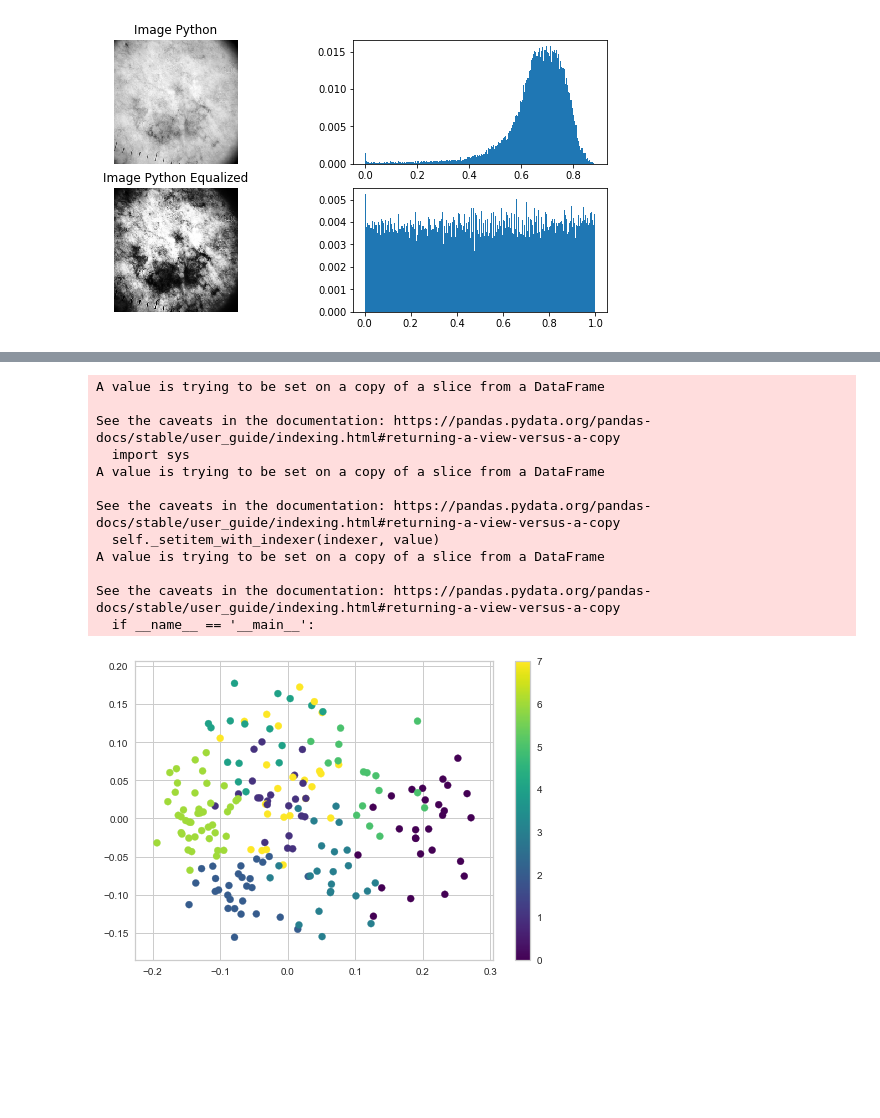
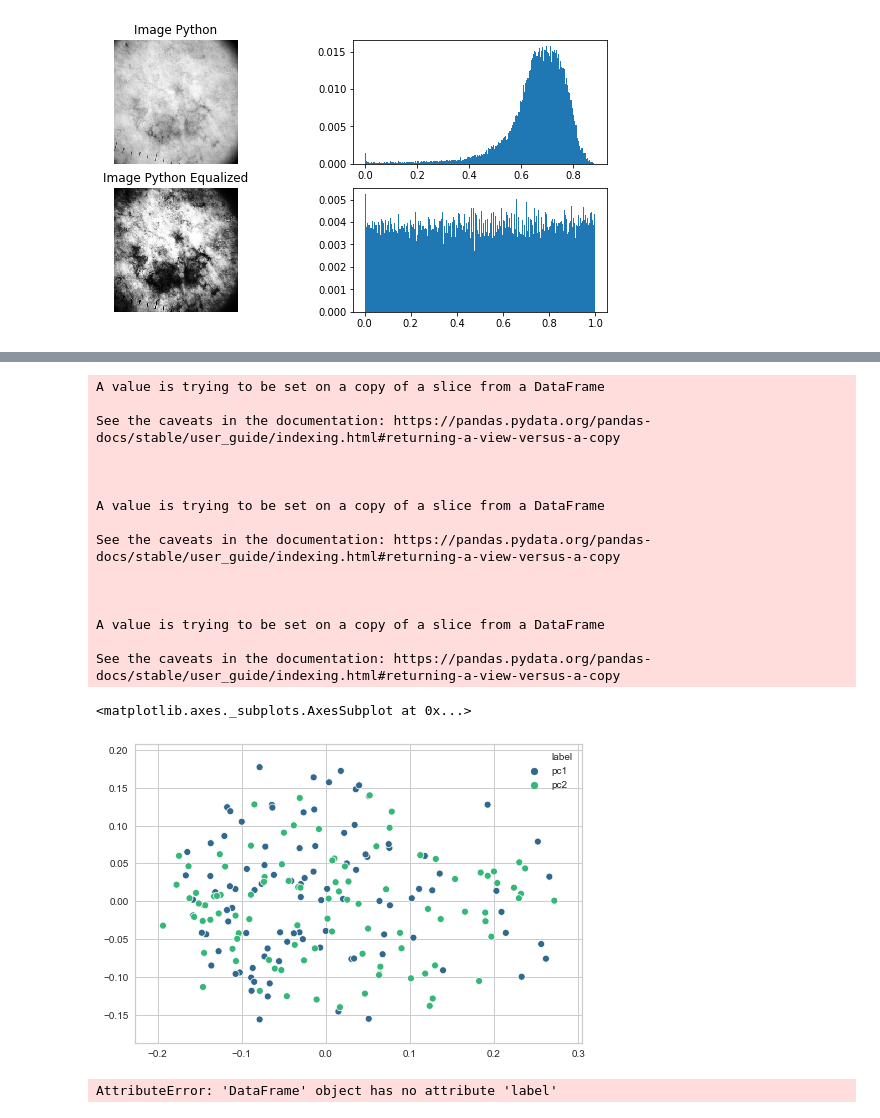
Before and after one commit to yguenka/IronHack-Projects, a Jupyter notebook: Project 6 - Segmentation/[Segmentation].ipynb, the cells around one changed output, grey strips where cells are left out. Drawn from its saved outputs; the diff is of its cells as text; code cells hidden in the pictures; blank space fills up the shorter version.

```diff
--- a/Project 6 - Segmentation/[Segmentation].ipynb
+++ b/Project 6 - Segmentation/[Segmentation].ipynb
@@ -249,0 +268,2 @@ df = train_b.append(train_m, ignore_index=True)
+# %%
+df.drop('Unnamed: 0', inplace=True, axis=1)
@@ -250,6 +272,6 @@ df = train_b.append(train_m, ignore_index=True)
 # %%
 pca = PCA(n_components=2)
-pca.fit_transform(df)
+X = pca.fit_transform(df)
 dfp = pd.DataFrame(pca.fit_transform(df), columns= ['pc1', 'pc2']).reset_index()
 dfp['label'] = 0
 for item in range(0, 200):
@@ -257,12 +279,8 @@ for item in range(0, 200):
         dfp['label'][item] = 'pc1'
     else:
         dfp['label'][item] = 'pc2'
-labels = ['pc1', 'pc2']
-colors = ['blue', 'k']
-for label, color in zip(labels,colors):
-    indices = dfp['label'] == label
-    plt.scatter(dfp.loc[indices, 'pc1'],
-                dfp.loc[indices, 'pc2'], c = color, alpha=0.5)
+
+sns.scatterplot(X[:, 0], X[:, 1],  hue=dfp['label'], palette='viridis')
 # %% [output]
 A value is trying to be set on a copy of a slice from a DataFrame
 
@@ -280,16 +301,0 @@ See the caveats in the documentation: https://pandas.pydata.org/pandas-docs/stab
-# %%
-pca = PCA(n_components=2)
-pca.fit_transform(df)
-dfp = pd.DataFrame(pca.fit_transform(df), columns= ['pc1', 'pc2']).reset_index()
-dfp['label'] = 0
-for item in range(0, 200):
-    if dfp['index'][item] < 100:
-        dfp['label'][item] = 'pc1'
-    else:
-        dfp['label'][item] = 'pc2'
-labels = ['pc1', 'pc2']
-colors = ['blue', 'k']
-for label, color in zip(labels,colors):
-    indices = dfp['label'] == label
-    plt.scatter(dfp.loc[indices, 'pc1'],
-                dfp.loc[indices, 'pc2'], c = color, alpha=0.5)
@@ -326,7 +329,7 @@ from mpl_toolkits.mplot3d import Axes3D
 # %%
 patients_cluster = KMeans().fit(df)
 
-pca = PCA(n_components=3)
+pca = PCA(n_components=5)
 X = pca.fit_transform(df)
 dfp = pd.DataFrame(pca.fit_transform(df)).reset_index()
 dfp['labels'] = patients_cluster.labels_
@@ -349,29 +350,46 @@ visualizer.show()
 # %%
 pca = PCA(n_components=5)
 pca.fit_transform(df)
 dfp = pd.DataFrame(pca.fit_transform(df)).reset_index()
 dfp['label'] = 0
 for item in range(0, 200):
     if dfp['index'][item] < 100:
         dfp['label'][item] = 'pc1'
     else:
         dfp['label'][item] = 'pc2'
-
-dfp['labels'] = patients_cluster.labels_
-plt.scatter(X[:, 0], X[:, 1],  c=dfp['labels'], cmap='viridis')
-plt.colorbar()
-plt.show()
+sns.scatterplot(X[:, 0], X[:, 1],  hue=dfp['label'], palette='viridis')
 # %% [output]
 A value is trying to be set on a copy of a slice from a DataFrame
 
 See the caveats in the documentation: https://pandas.pydata.org/pandas-docs/stable/user_guide/indexing.html#returning-a-view-versus-a-copy
-  import sys
+
+
+
 A value is trying to be set on a copy of a slice from a DataFrame
 
 See the caveats in the documentation: https://pandas.pydata.org/pandas-docs/stable/user_guide/indexing.html#returning-a-view-versus-a-copy
-  self._setitem_with_indexer(indexer, value)
+
+
+
 A value is trying to be set on a copy of a slice from a DataFrame
 
 See the caveats in the documentation: https://pandas.pydata.org/pandas-docs/stable/user_guide/indexing.html#returning-a-view-versus-a-copy
-  if __name__ == '__main__':
+<matplotlib.axes._subplots.AxesSubplot at 0x...>
-[figure, old version]
+[figure, new version]
+# %%
+trace = go.Scatter3d(
+x = X[:, 0],
+y = X[:, 1],
+z = X[:, 2],
+mode = 'markers',
+marker = {'size':5, 'opacity':0.8, 'color': dfp.label})
+
+layout = go.Layout(margin = {'l':0, 'r':0, 'b':0, 't':0})
+
+data = [trace]
+
+plot_figure = go.Figure(data = data, layout = layout)
+
+plotly.offline.iplot(plot_figure)
+# %% [output]
+AttributeError: 'DataFrame' object has no attribute 'label'
```
Also changed, not shown: parts of 14 cells of this notebook, 1 other file.
